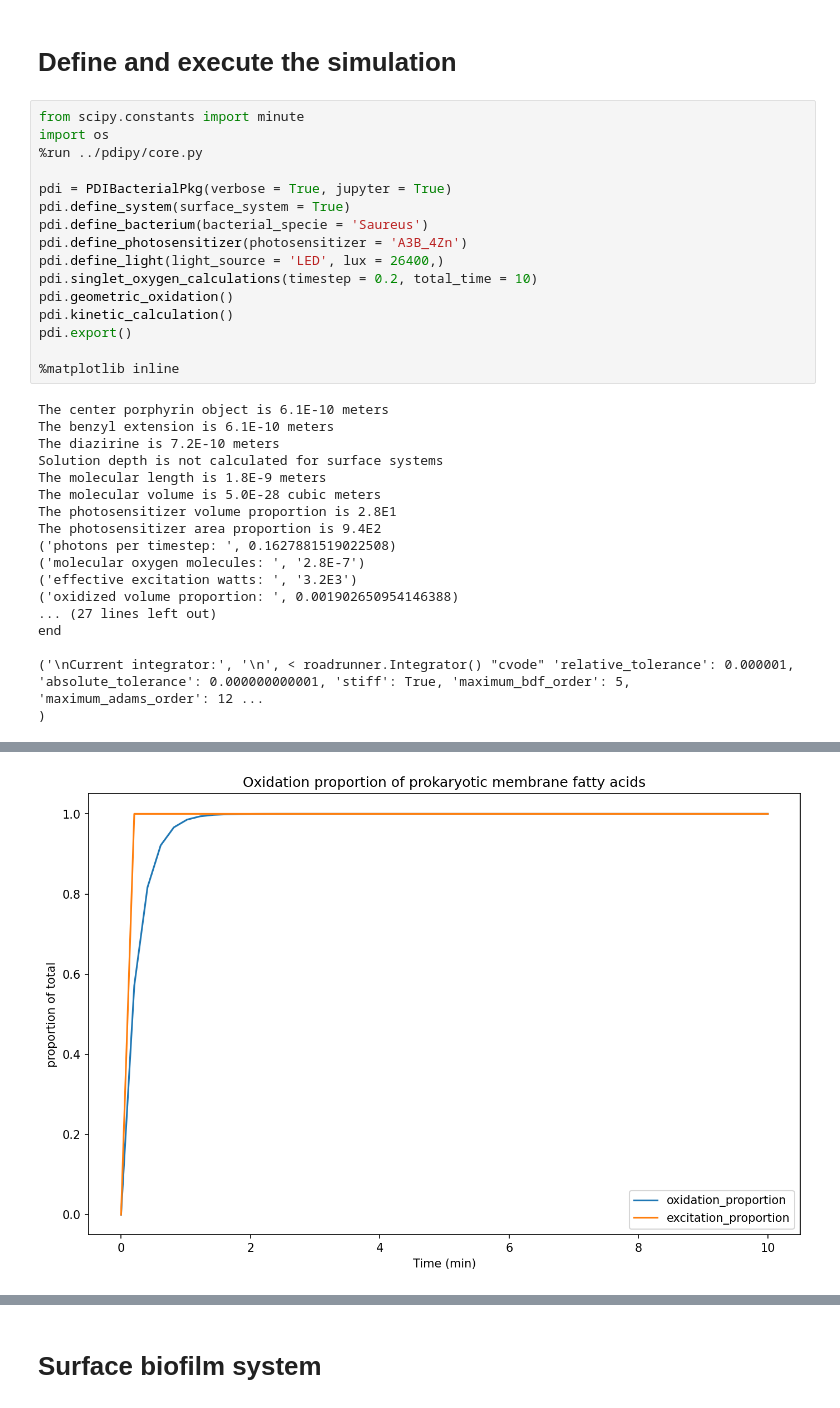
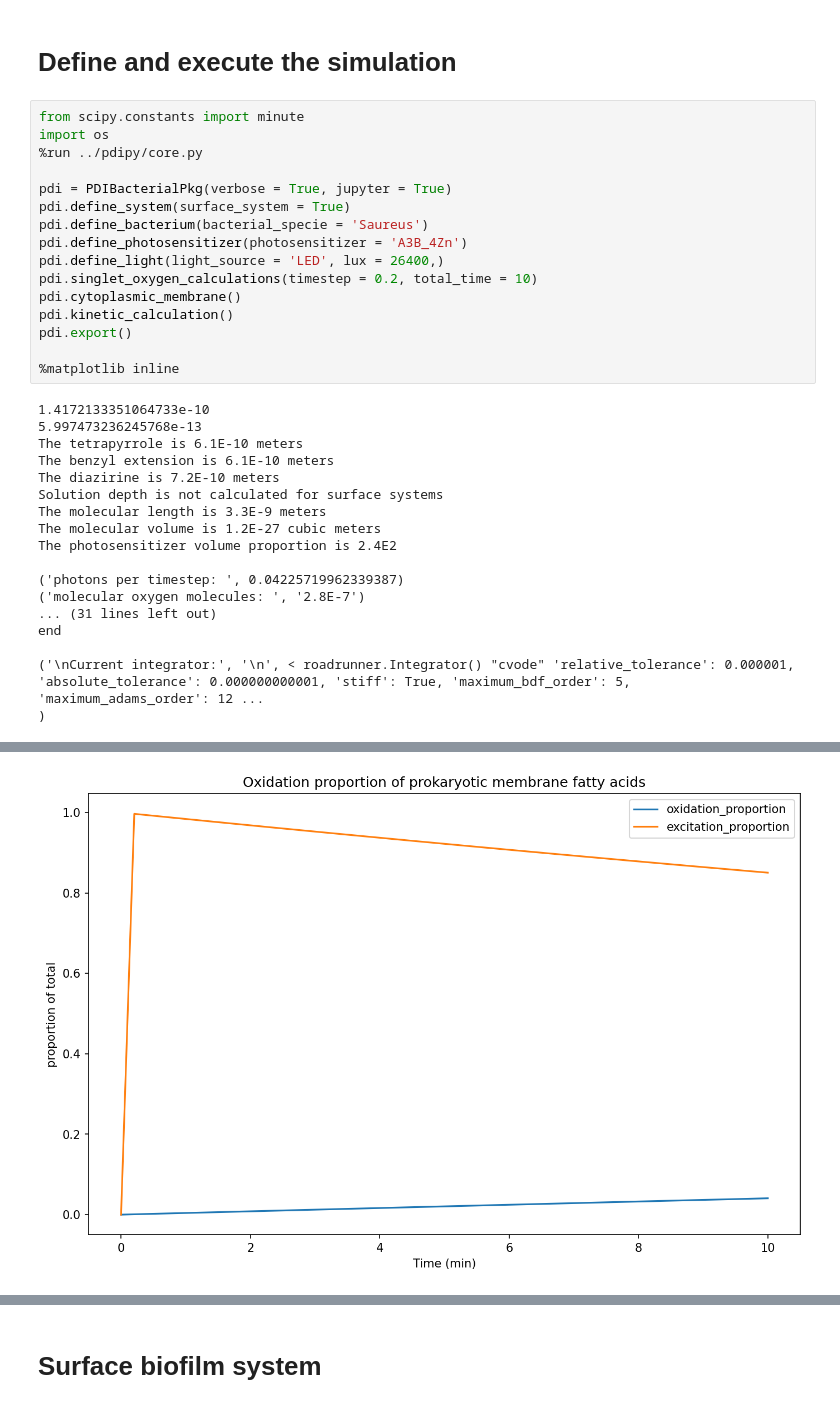
Before and after one commit to freiburgermsu/PDIpy, a Jupyter notebook: examples/GSWL.ipynb, the cells around one changed output, grey strips where cells are left out. Cells and saved outputs as stored; diff of their text form.

```diff
--- a/examples/GSWL.ipynb
+++ b/examples/GSWL.ipynb
@@ -11,25 +11,25 @@ pdi.define_bacterium(bacterial_specie = 'Saureus')
 pdi.define_photosensitizer(photosensitizer = 'A3B_4Zn')
 pdi.define_light(light_source = 'LED', lux = 26400,)
 pdi.singlet_oxygen_calculations(timestep = 0.2, total_time = 10)
-pdi.geometric_oxidation()
+pdi.cytoplasmic_membrane()
 pdi.kinetic_calculation()
 pdi.export()
 
 %matplotlib inline
 # %% [output]
-The center porphyrin object is 6.1E-10 meters
+1.4172133351064733e-10
+5.997473236245768e-13
+The tetrapyrrole is 6.1E-10 meters
 The benzyl extension is 6.1E-10 meters
 The diazirine is 7.2E-10 meters
 Solution depth is not calculated for surface systems
-The molecular length is 1.8E-9 meters
-The molecular volume is 5.0E-28 cubic meters
-The photosensitizer volume proportion is 2.8E1
-The photosensitizer area proportion is 9.4E2
-('photons per timestep: ', 0.1627881519022508)
+The molecular length is 3.3E-9 meters
+The molecular volume is 1.2E-27 cubic meters
+The photosensitizer volume proportion is 2.4E2
+
+('photons per timestep: ', 0.04225719962339387)
 ('molecular oxygen molecules: ', '2.8E-7')
-('effective excitation watts: ', '3.2E3')
-('oxidized volume proportion: ', 0.001902650954146388)
-... (27 lines left out)
+... (31 lines left out)
 end
 
 ('\nCurrent integrator:', '\n', < roadrunner.Integrator() "cvode" 'relative_tolerance': 0.000001, 'absolute_tolerance': 0.000000000001, 'stiff': True, 'maximum_bdf_order': 5, 'maximum_adams_order': 12 ...
@@ -55,4 +55,4 @@ end
-[figure, old version]
+[figure, new version]
 |  | parameter | value |
 | 0 | simulation_path | C:\Users\Andrew Freiburger\Dropbo... |
 | 1 | singlet_oxygen_diffusion_distance... | 0.000000 |
```
Also changed, not shown: parts of 1 cell of this notebook, 14 other files.
